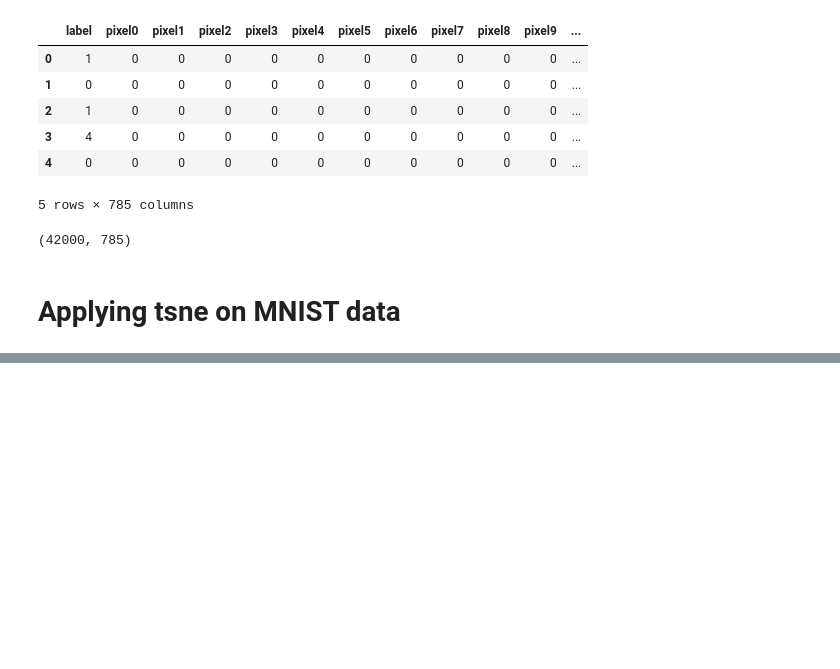
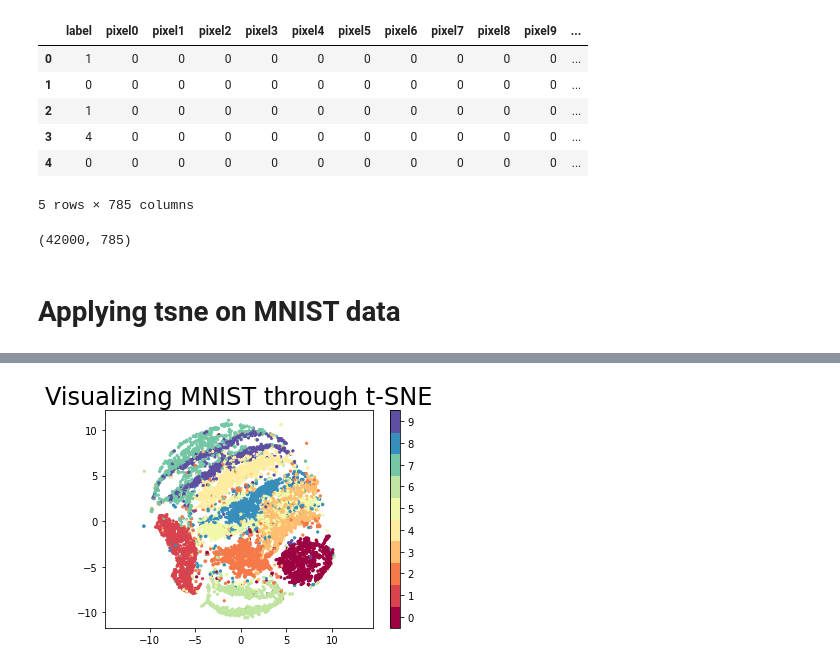
Before and after one commit to shivckr/Python-Jupyter_notebook, a Jupyter notebook: tsne_with_MNIST.ipynb, the cells around one changed output, grey strips where cells are left out. Cells and saved outputs as stored; diff of their text form; code cells hidden in the pictures; blank space fills up the shorter version.

```diff
--- a/tsne_with_MNIST.ipynb
+++ b/tsne_with_MNIST.ipynb
@@ -72,13 +69,18 @@ import seaborn as sns
 # %%
-
 standardized_data = StandardScaler().fit_transform(df)
 N = 10000
 #slicing syntex  [start : stop : steps]
 df_subset = standardized_data[0:N:1]
-labels_N = labels[0:N]
-model = TSNE(n_components=2, random_state = 785)
-tsne_data = model.fit_transform(df_subset)
-tsne_data = np.vstack((tsne_data.T, labels_N)).T
-tsne_df = pd.DataFrame(data = tsne_data, columns = ("Dim_1","Dim_2", "labels "))
-sns. FacetGrid(tsne_df, hue = "Label", size = 6 ).map(plt.scatter, 'Dim_1','Dim_2','labels' )
-plt.show ()
+labels_N = df.loc[:,'label'].values
+labels_N_subset = labels_N[0:N]
+print(df_subset.shape)
+print(labels_N_subset.shape)
+# t-SNE is consumes a lot of memory so we shall use only a subset of our dataset.
+
+
+# model = TSNE(n_components=2, random_state = 785)
+# tsne_data = model.fit_transform(df_subset)
+# tsne_data = np.vstack((tsne_data.T, labels_N)).T
+# tsne_df = pd.DataFrame(data = tsne_data, columns = ("Dim_1","Dim_2", "labels "))
+# sns. FacetGrid(tsne_df, hue = "Label", size = 6 ).map(plt.scatter, 'Dim_1','Dim_2','labels' )
+# plt.show ()
@@ -84,0 +90,4 @@ plt.show ()
+# %%
+#Applyting t-SNE on the data
+%time
+tsne = TSNE(random_state = 42, n_components=2, verbose=0, perplexity=40, n_iter=300).fit_transform(df_subset)
@@ -84,0 +107,7 @@ plt.show ()
+# %%
+plt.scatter(tsne[:, 0], tsne[:, 1], s= 5, c=labels_N_subset, cmap='Spectral')
+plt.gca().set_aspect('equal', 'datalim')
+plt.colorbar(boundaries=np.arange(11)-0.5).set_ticks(np.arange(10))
+plt.title('Visualizing MNIST through t-SNE', fontsize=24);
+# %% [output]
+[figure, added]
```
Also changed, not shown: parts of 8 cells of this notebook.
